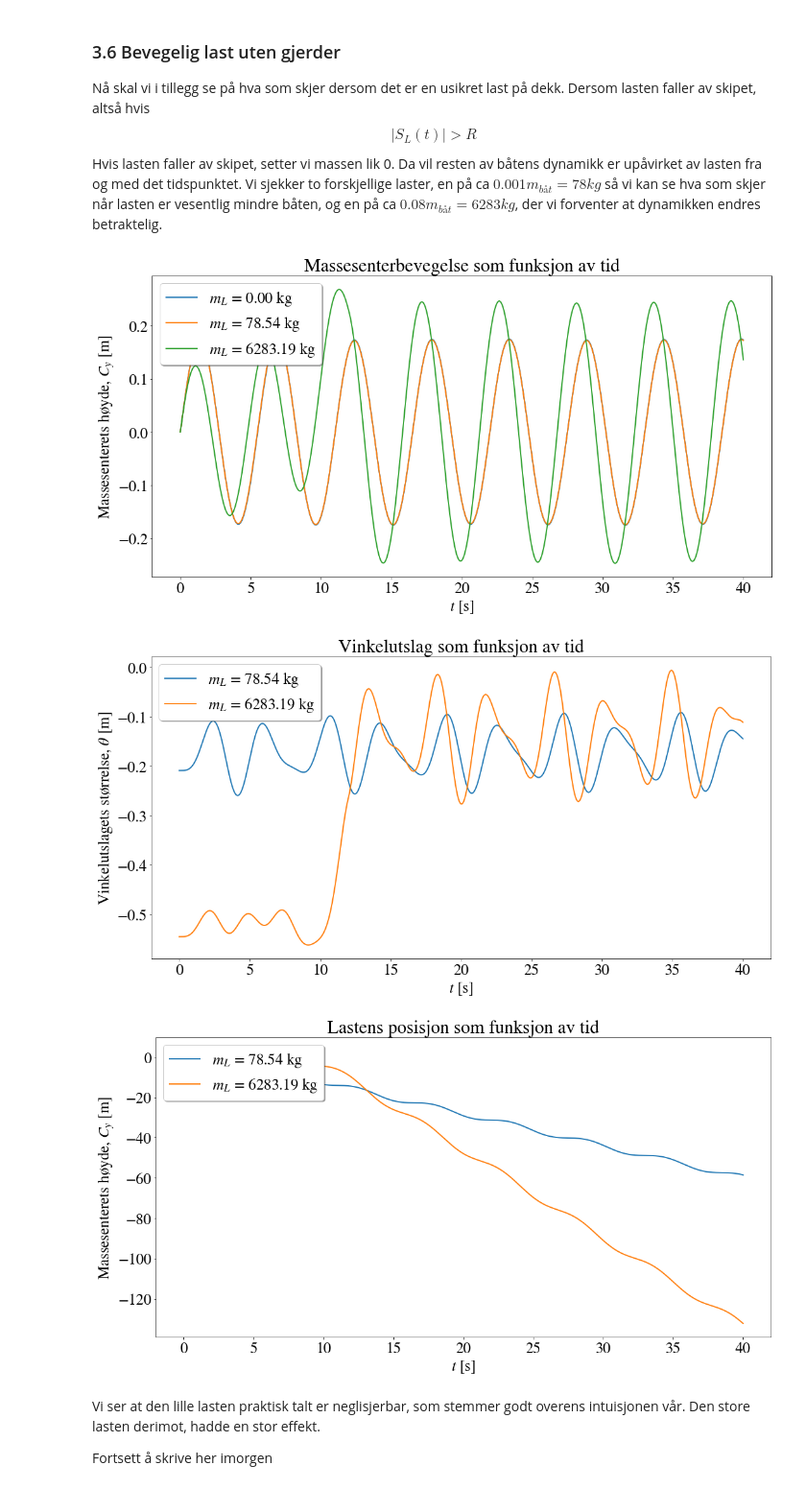
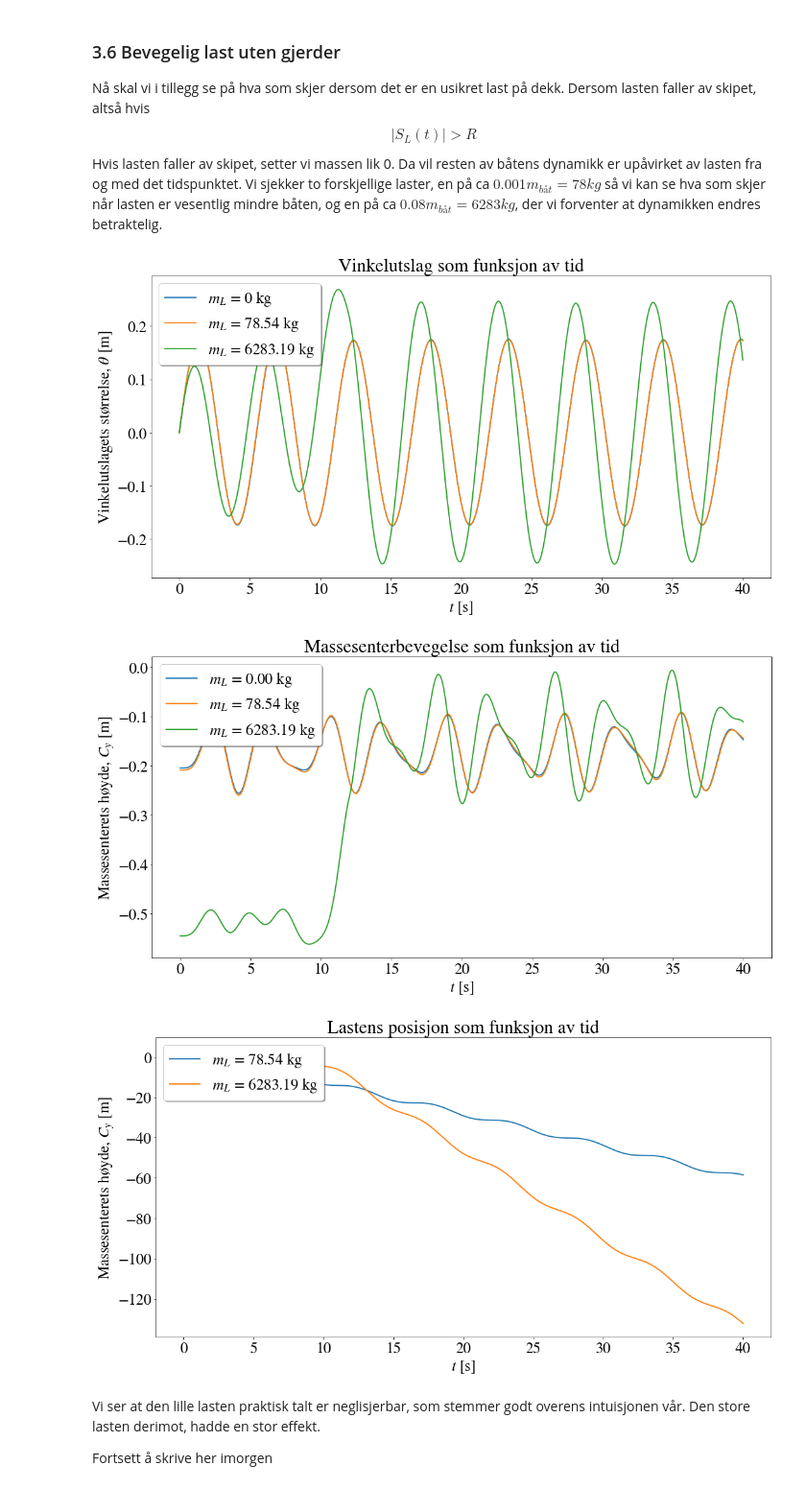
Before and after one commit to emiljonsrud/vitberr_prosjekt2_tekfys, a Jupyter notebook: leveringsfil.ipynb, the cells around one changed output. Shown at 96% size. Cells and saved outputs as stored; diff of their text form; code cells hidden in the pictures.

```diff
--- a/leveringsfil.ipynb
+++ b/leveringsfil.ipynb
@@ -948,6 +932,7 @@ def universal_func(w_start_vals, t_end_input, h_step_input, F_0, k_f, omega_w_in
 
         if np.abs(w[6]) > R and boat.m_L != 0 and boat.fences == False:
             boat.m_L = 0
+            boat.falloff_time = t
 
         elif np.abs(w[6]) > R and boat.m_L != 0 and boat.fences == True:
             if w[6] > 0:
@@ -973,6 +958,7 @@ def universal_func(w_start_vals, t_end_input, h_step_input, F_0, k_f, omega_w_in
         # Checks if the boat capsizes
         if boat.capsized == False and w[0] > (0.5*(np.pi - gamma_step)):
             boat.capsized = True
+            boat.capsize_time = t
             w[0] = np.pi/2 * np.sign(w[0])
             w[1] = 0
             w[2] = 0
@@ -1229,37 +1222,40 @@ Hvis lasten faller av skipet, setter vi massen lik 0. Da vil resten av båtens d
 # %%
 w_start_vals = [0, 0.2, 0, 0, 0, 0, 3, 0]
 
 F_0 = 0
 k_f = 0
 t_end = 40
 h_step = 0.01
 
 omega_0 = np.sqrt((m_boat*g*h)/calculate_I_c(0, 0))
 omega_w = 0.93*omega_0
 
 m_boat = A_s*sigma
 m_L_1 = 0.001*m_boat
 m_L_2 = 0.08*m_boat
 
 t_num_0, w_num_0 = universal_func(w_start_vals, t_end, h_step, F_0, k_f, omega_w, m_boat, 0, False)#null last
 t_num_1, w_num_1 = universal_func(w_start_vals, t_end, h_step, F_0, k_f, omega_w, m_boat, m_L_1, False)#liten last
 t_num_2, w_num_2 = universal_func(w_start_vals, t_end, h_step, F_0, k_f, omega_w, m_boat, m_L_2, False)#stor last
 np.savez(
         'simulation_data/2d',
         t_num_2 = t_num_2,
         w_num_2 = w_num_2
         )
 theta_num_0 = w_num_0[0]
 theta_num_1 = w_num_1[0]
 theta_num_2 = w_num_2[0]
+y_num_0 = w_num_0[3]
+y_num_1 = w_num_1[3]
+y_num_2 = w_num_2[3]
 s_L_num_1 = w_num_1[6]
 s_L_num_2 = w_num_2[6]
-plot_func(t_num_1, [theta_num_0,theta_num_1, theta_num_2], [f"$m_L$ = {0:.2f} kg",f"$m_L$ = {m_L_1:.2f} kg", f"$m_L$ = {m_L_2:.2f} kg"], "Massesenterbevegelse som funksjon av tid", '$t$ [s]', r'Massesenterets høyde, $C_y$ [m]')
-plot_func(t_num_1, [w_num_1[3], w_num_2[3]], [f"$m_L$ = {m_L_1:.2f} kg", f"$m_L$ = {m_L_2:.2f} kg"], "Vinkelutslag som funksjon av tid", '$t$ [s]', r'Vinkelutslagets størrelse, $\theta$ [m]')
+plot_func(t_num_1, [theta_num_0,theta_num_1, theta_num_2], [f"$m_L$ = {0} kg",f"$m_L$ = {m_L_1:.2f} kg", f"$m_L$ = {m_L_2:.2f} kg"], "Vinkelutslag som funksjon av tid", '$t$ [s]', r'Vinkelutslagets størrelse, $\theta$ [m]')
+plot_func(t_num_1, [y_num_0,y_num_1, y_num_2], [f"$m_L$ = {0:.2f} kg",f"$m_L$ = {m_L_1:.2f} kg", f"$m_L$ = {m_L_2:.2f} kg"], "Massesenterbevegelse som funksjon av tid", '$t$ [s]', r'Massesenterets høyde, $C_y$ [m]')
 plot_func(t_num_1, [s_L_num_1, s_L_num_2], [f"$m_L$ = {m_L_1:.2f} kg", f"$m_L$ = {m_L_2:.2f} kg"], "Lastens posisjon som funksjon av tid", '$t$ [s]', r'Massesenterets høyde, $C_y$ [m]')
 # %% [output]
-[figure, old version]
+[figure, new version]
-[figure, old version]
+[figure, new version]
 [figure]
 # %% [markdown]
 Vi ser at den lille lasten praktisk talt er neglisjerbar, som stemmer godt overens intuisjonen vår. Den store lasten derimot, hadde en stor effekt.
```
Also changed, not shown: parts of 8 cells of this notebook, 1 other file.
